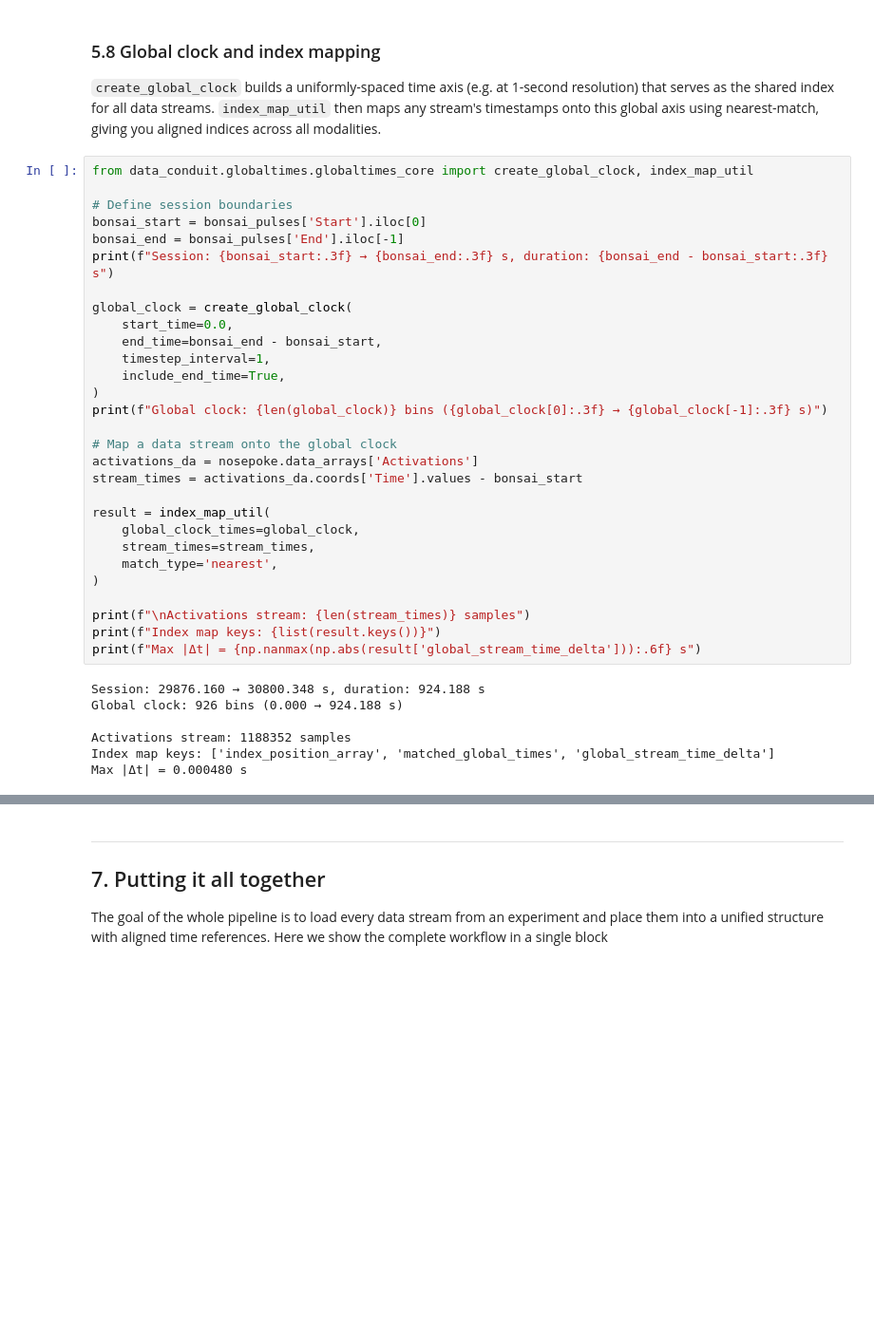
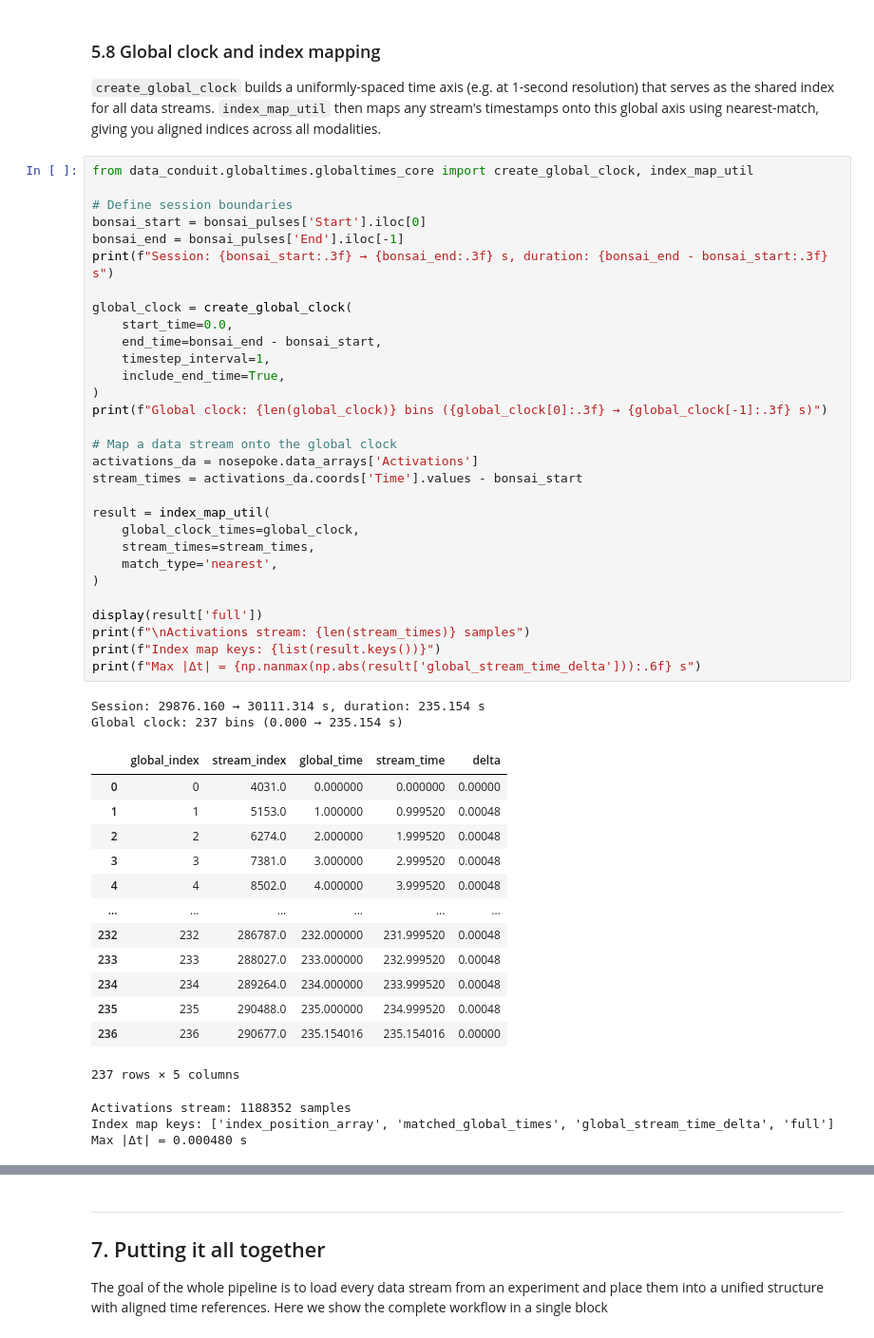
Before and after one commit to Keshavarzi-lab/data-conduit, a Jupyter notebook: src/data_conduit/data_conduit_demos/data_conduit_demo_new.ipynb, the cells around one changed output, grey strips where cells are left out. Shown at 95% size. Cells and saved outputs as stored; diff of their text form; blank space fills up the shorter version.

```diff
--- a/src/data_conduit/data_conduit_demos/data_conduit_demo_new.ipynb
+++ b/src/data_conduit/data_conduit_demos/data_conduit_demo_new.ipynb
@@ -1029,36 +1026,49 @@ NPX pulse durations converted to Bonsai seconds:
 # %%
 from data_conduit.globaltimes.globaltimes_core import create_global_clock, index_map_util
 
 # Define session boundaries
 bonsai_start = bonsai_pulses['Start'].iloc[0]
 bonsai_end = bonsai_pulses['End'].iloc[-1]
 print(f"Session: {bonsai_start:.3f} → {bonsai_end:.3f} s, duration: {bonsai_end - bonsai_start:.3f} s")
 
 global_clock = create_global_clock(
     start_time=0.0,
     end_time=bonsai_end - bonsai_start,
     timestep_interval=1,
     include_end_time=True,
 )
 print(f"Global clock: {len(global_clock)} bins ({global_clock[0]:.3f} → {global_clock[-1]:.3f} s)")
 
 # Map a data stream onto the global clock
 activations_da = nosepoke.data_arrays['Activations']
 stream_times = activations_da.coords['Time'].values - bonsai_start
 
 result = index_map_util(
     global_clock_times=global_clock,
     stream_times=stream_times,
     match_type='nearest',
 )
 
+display(result['full'])
 print(f"\nActivations stream: {len(stream_times)} samples")
 print(f"Index map keys: {list(result.keys())}")
 print(f"Max |Δt| = {np.nanmax(np.abs(result['global_stream_time_delta'])):.6f} s")
 # %% [output]
-Session: 29876.160 → 30800.348 s, duration: 924.188 s
-Global clock: 926 bins (0.000 → 924.188 s)
-
-Activations stream: 1188352 samples
-Index map keys: ['index_position_array', 'matched_global_times', 'global_stream_time_delta']
-Max |Δt| = 0.000480 s
+Session: 29876.160 → 30111.314 s, duration: 235.154 s
+Global clock: 237 bins (0.000 → 235.154 s)
+|  | global_index | stream_index | global_time | stream_time | delta |
+| 0 | 0 | 4031.0 | 0.000000 | 0.000000 | 0.00000 |
+| 1 | 1 | 5153.0 | 1.000000 | 0.999520 | 0.00048 |
+| 2 | 2 | 6274.0 | 2.000000 | 1.999520 | 0.00048 |
+| 3 | 3 | 7381.0 | 3.000000 | 2.999520 | 0.00048 |
+| 4 | 4 | 8502.0 | 4.000000 | 3.999520 | 0.00048 |
+| ... | ... | ... | ... | ... | ... |
+| 232 | 232 | 286787.0 | 232.000000 | 231.999520 | 0.00048 |
+| 233 | 233 | 288027.0 | 233.000000 | 232.999520 | 0.00048 |
+| 234 | 234 | 289264.0 | 234.000000 | 233.999520 | 0.00048 |
+| 235 | 235 | 290488.0 | 235.000000 | 234.999520 | 0.00048 |
+| 236 | 236 | 290677.0 | 235.154016 | 235.154016 | 0.00000 |
+237 rows × 5 columns
+Activations stream: 1188352 samples
+Index map keys: ['index_position_array', 'matched_global_times', 'global_stream_time_delta', 'full']
+Max |Δt| = 0.000480 s
```
Also changed, not shown: parts of 25 cells of this notebook, 51 other files.
